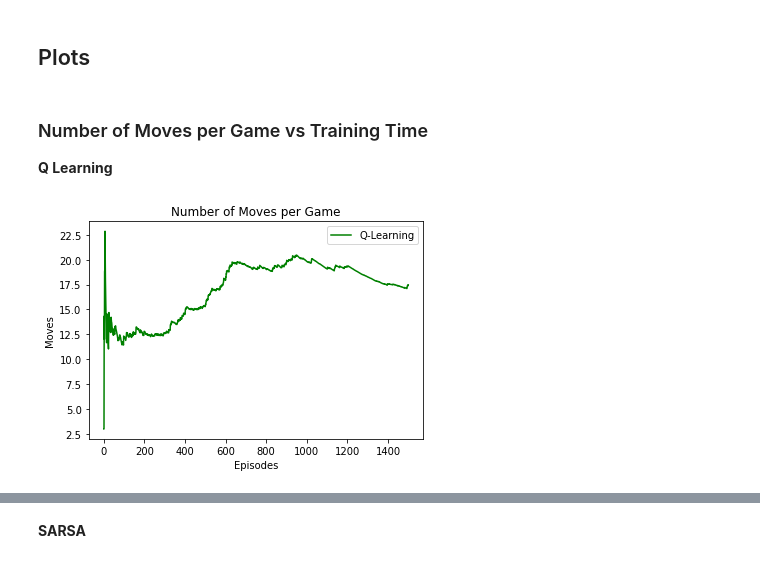
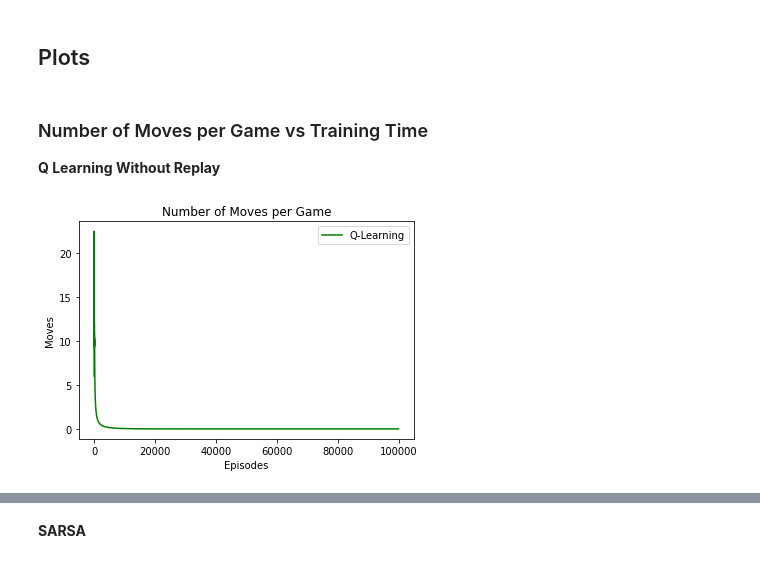
Before and after one commit to ukarag/ReinforcementLearning, a Jupyter notebook: Assignment.ipynb, the cells around one changed output, grey strips where cells are left out. Saved outputs shown, nothing was run; the diff lists cells and outputs as text; code cells hidden in the pictures.

```diff
--- a/Assignment.ipynb
+++ b/Assignment.ipynb
@@ -216,7 +216,7 @@ S,X,allowed_a=env.Initialise_game()
 
 N_a=np.shape(allowed_a)[0]   # TOTAL NUMBER OF POSSIBLE ACTIONS
 N_in = np.shape(X)[0]
-N_episodes = 5000
+N_episodes = 100000
 sarsa_agent = SarsaAgent(N_a, N_in)
 max_T = 200
 
@@ -227,7 +227,7 @@ for n in range(N_episodes):
     S, X, allowed_a = env.Initialise_game()      ## INITIALISE GAME
 
     a = sarsa_agent.epsilon_greedy(X, allowed_a, epsilon)   #make an action
-
+    a_next = None
     time = 1
 
     while Done == 0:
@@ -281,7 +281,7 @@ class DQNAgent(GeneralAgent):
         self.memory = deque(maxlen=2000)
         self.batch_size = 32
 
-    def train_model(self):
+    def train_model(self, X, a, R, X_next, Done):
         target = R
         if Done == 0:
             target = (R + self.gamma *
@@ -294,7 +294,7 @@ class DQNAgent(GeneralAgent):
     def replay(self):
         minibatch = random.sample(self.memory, self.batch_size)
         for X, a, R, X_next, Done in minibatch:
-            self.train_model()
+            self.train_model(X, a, R, X_next, Done)
 
     def memorize(self, state, action, reward, next_state, done):
         self.memory.append((state, action, reward, next_state, done))
@@ -307,7 +307,7 @@ S,X,allowed_a=env.Initialise_game()
 
 N_a=np.shape(allowed_a)[0]   # TOTAL NUMBER OF POSSIBLE ACTIONS
 N_in=np.shape(X)[0]    ## INPUT SIZE
-N_episodes = 5000
+N_episodes = 100000
 q_agent = DQNAgent(N_a, N_in)
 
 n_steps = 0
@@ -328,7 +328,7 @@ for e in range(N_episodes):
             Done = 1
 
         if len(q_agent.memory) > q_agent.batch_size and n_steps%100 == 0:
-            q_agent.train_model()
+            q_agent.replay()
 
         if Done == 1:
             q_agent.R_save[e] = np.copy(R)
@@ -355,7 +355,7 @@ S,X,allowed_a=env.Initialise_game()
 
 N_a=np.shape(allowed_a)[0]   # TOTAL NUMBER OF POSSIBLE ACTIONS
 N_in=np.shape(X)[0]    ## INPUT SIZE
-N_episodes = 5000
+N_episodes = 100000
 qlearning_agent = DQNAgent(N_a, N_in)
 
 n_steps = 0
@@ -374,7 +374,7 @@ for e in range(N_episodes):
         if time == max_T:
             Done = 1
 
-        qlearning_agent.train_model()
+        qlearning_agent.train_model(X, a, R, X_next, Done)
 
         if Done == 1:
             qlearning_agent.R_save[e] = np.copy(R)
@@ -419,14 +419,14 @@ qlearning_color = "green"
 qlearning_replay_color = "lightgreen"
 # %% [markdown]
 ### Number of Moves per Game vs Training Time
-**Q Learning**
+**Q Learning Without Replay**
 # %%
-plt.plot(ema_n_moves_qlearning[:1500], label="Q-Learning", color=qlearning_color)
+plt.plot(ema_n_moves_qlearning, label="Q-Learning", color=qlearning_color)
 plt.xlabel("Episodes")
 plt.ylabel("Moves")
 plt.title("Number of Moves per Game")
 plt.legend()
 plt.savefig("moves_qlearning.pdf")
 plt.show()
 # %% [output]
-[figure, old version]
+[figure, new version]
```
Also changed, not shown: parts of 7 cells of this notebook.
